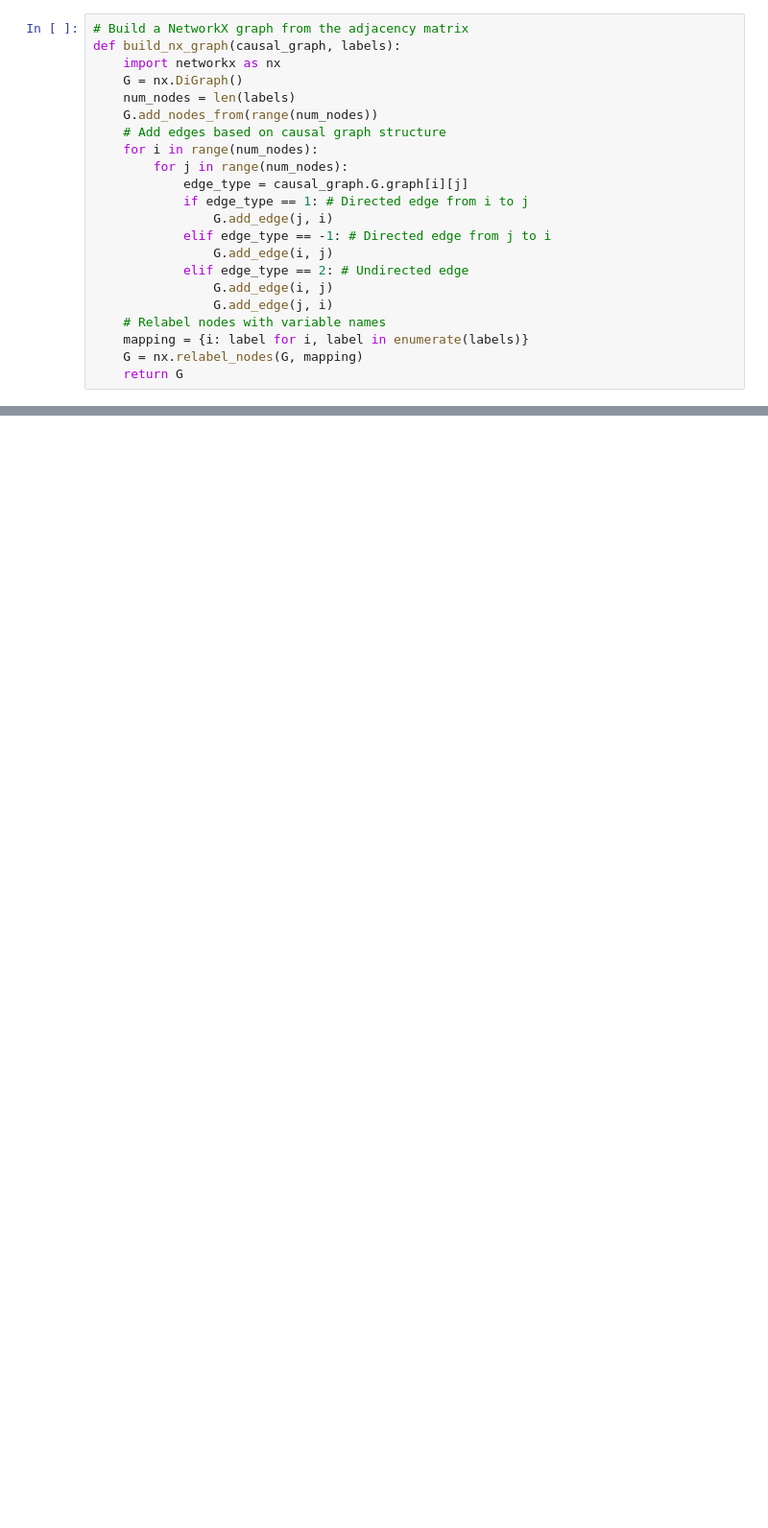
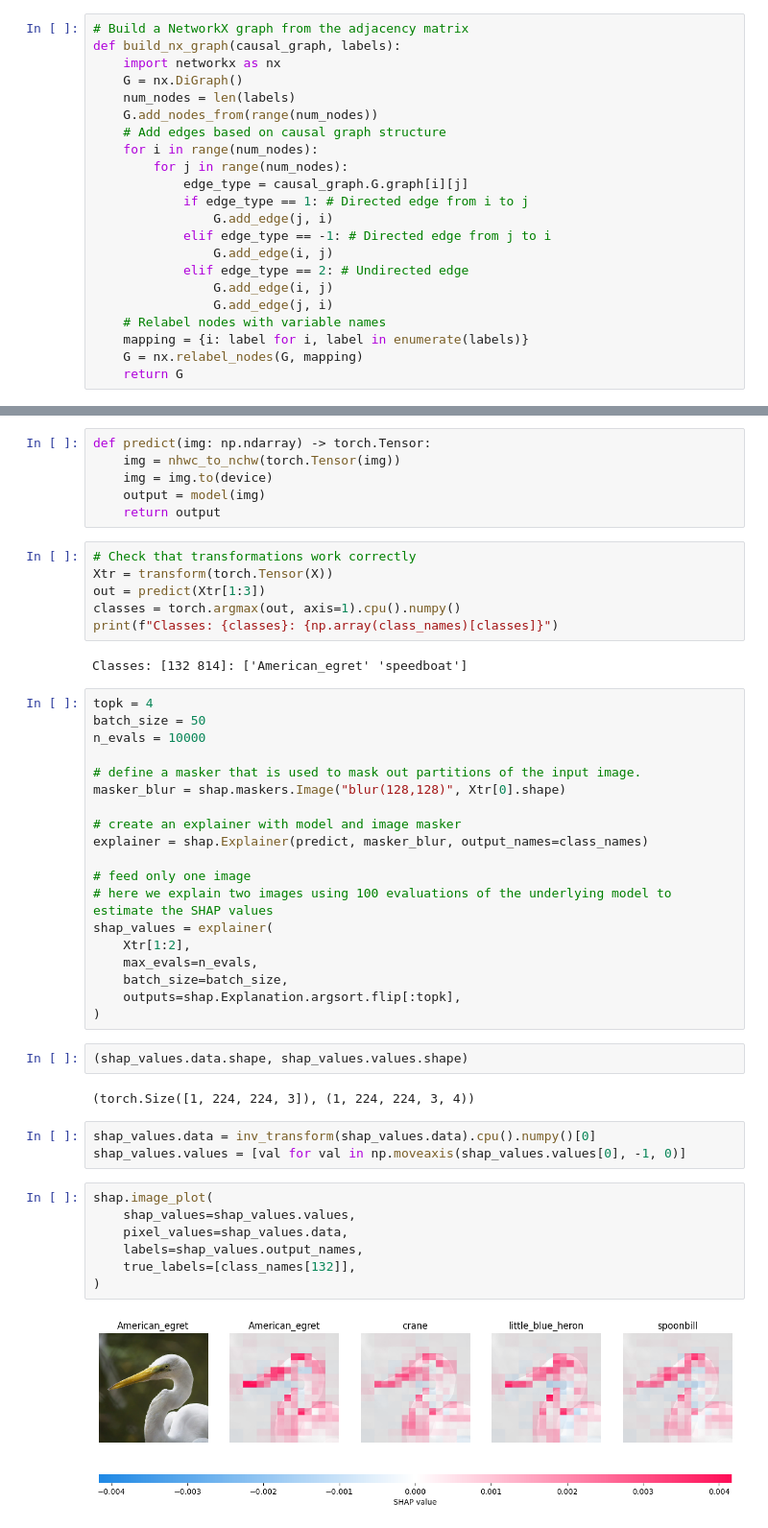
Before and after one commit to Shaun-Z/causation, a Jupyter notebook: cause.ipynb, the cells around one changed output, grey strips where cells are left out. Shown at 96% size. Cells and saved outputs as stored; diff of their text form; blank space fills up the shorter version.

```diff
--- a/cause.ipynb
+++ b/cause.ipynb
@@ -239,0 +320,49 @@ plt.show()
+# %%
+def predict(img: np.ndarray) -> torch.Tensor:
+    img = nhwc_to_nchw(torch.Tensor(img))
+    img = img.to(device)
+    output = model(img)
+    return output
+# %%
+# Check that transformations work correctly
+Xtr = transform(torch.Tensor(X))
+out = predict(Xtr[1:3])
+classes = torch.argmax(out, axis=1).cpu().numpy()
+print(f"Classes: {classes}: {np.array(class_names)[classes]}")
+# %% [output]
+Classes: [132 814]: ['American_egret' 'speedboat']
+# %%
+topk = 4
+batch_size = 50
+n_evals = 10000
+
+# define a masker that is used to mask out partitions of the input image.
+masker_blur = shap.maskers.Image("blur(128,128)", Xtr[0].shape)
+
+# create an explainer with model and image masker
+explainer = shap.Explainer(predict, masker_blur, output_names=class_names)
+
+# feed only one image
+# here we explain two images using 100 evaluations of the underlying model to estimate the SHAP values
+shap_values = explainer(
+    Xtr[1:2],
+    max_evals=n_evals,
+    batch_size=batch_size,
+    outputs=shap.Explanation.argsort.flip[:topk],
+)
+# %%
+(shap_values.data.shape, shap_values.values.shape)
+# %% [output]
+(torch.Size([1, 224, 224, 3]), (1, 224, 224, 3, 4))
+# %%
+shap_values.data = inv_transform(shap_values.data).cpu().numpy()[0]
+shap_values.values = [val for val in np.moveaxis(shap_values.values[0], -1, 0)]
+# %%
+shap.image_plot(
+    shap_values=shap_values.values,
+    pixel_values=shap_values.data,
+    labels=shap_values.output_names,
+    true_labels=[class_names[132]],
+)
+# %% [output]
+[figure, added]
```
Also changed, not shown: parts of 10 cells of this notebook.
